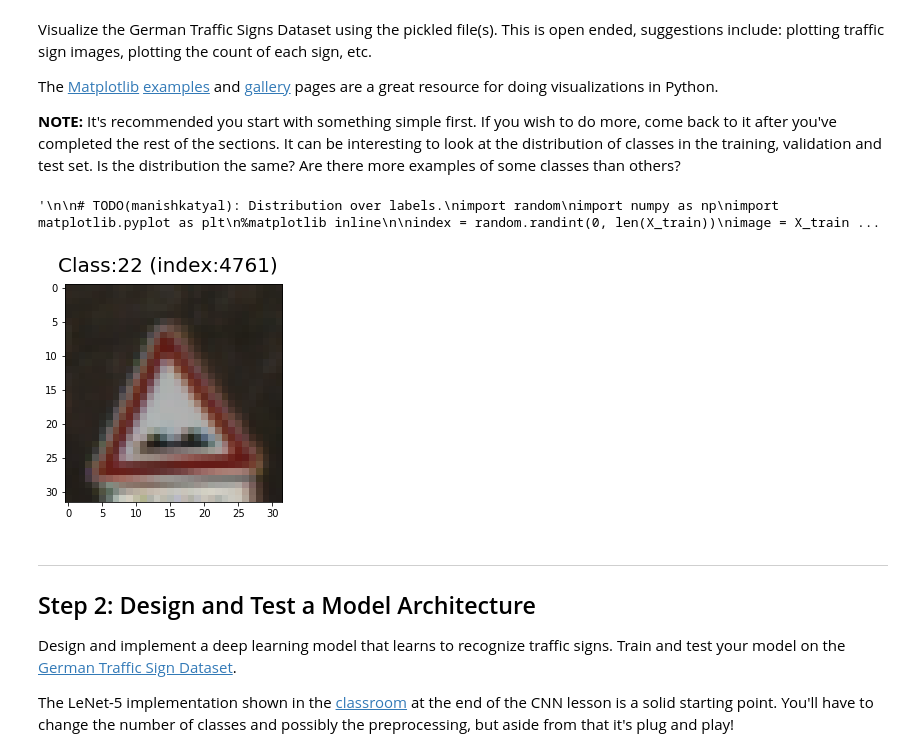
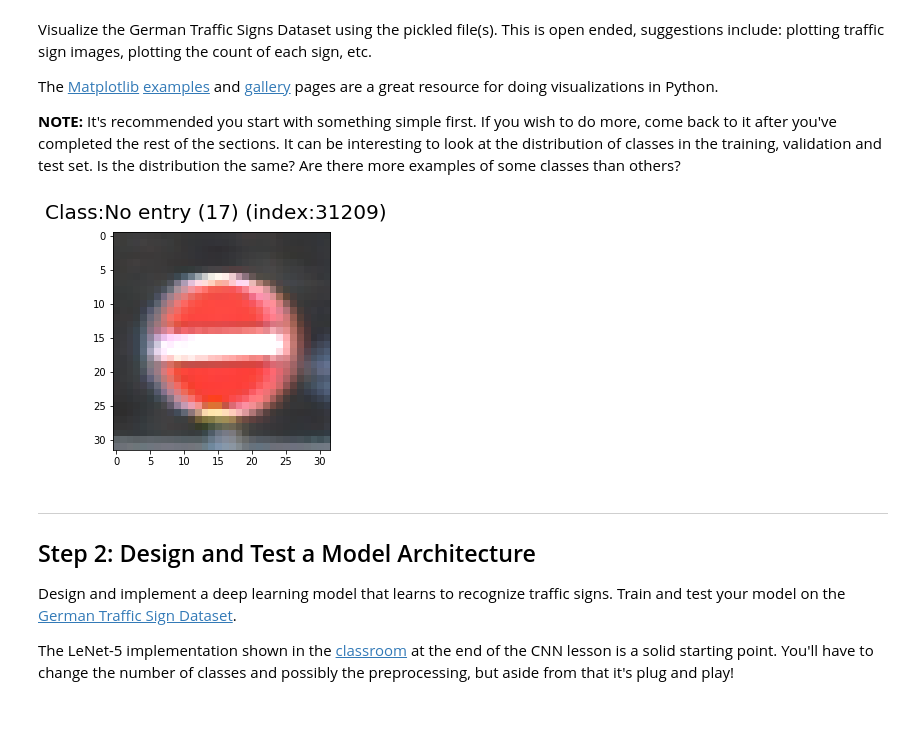
Before and after one commit to mkneesh/CarND-Traffic-Sign-Classifier-Project, a Jupyter notebook: Traffic_Sign_Classifier.ipynb, the cells around one changed output. Saved outputs shown, nothing was run; the diff lists cells and outputs as text; code cells hidden in the pictures; blank space fills up the shorter version.

```diff
--- a/Traffic_Sign_Classifier.ipynb
+++ b/Traffic_Sign_Classifier.ipynb
@@ -22,9 +22,9 @@ The [rubric](https://review.udacity.com/#!/rubrics/481/view) contains "Stand Out
 # %%
 # Load pickled data
 import pickle
+from pandas.io.parsers import read_csv
 
-# TODO: Fill this in based on where you saved the training and testing data
-
+signnames = read_csv("signnames.csv").values[:, 1]
 training_file = "data/train.p"
 validation_file=  "data/valid.p"
 testing_file = "data/test.p"
@@ -102,29 +97,16 @@ import matplotlib.pyplot as plt
 # %%
 # View a single train image and it's label.
 fig = plt.figure()
 i = np.random.randint(n_train)
 plt.imshow(X_train[i])
-fig.suptitle("Class:%s (index:%s)" % (y_train[i], i), fontsize=20)
-"""
+_ = fig.suptitle("Class:%s (%s) (index:%s)" % (signnames[y_train[i]], y_train[i], i), fontsize=20)
 
-# TODO(manishkatyal): Distribution over labels.
-import random
-import numpy as np
-import matplotlib.pyplot as plt
-%matplotlib inline
-
-index = random.randint(0, len(X_train))
-image = X_train[index].squeeze()
-
-plt.figure(figsize=(1,1))
-plt.imshow(image, cmap="gray")
-print(y_train[index])
-
-
-"""
+#TODO:
+# 1. Histogram distribution over labels in train.
+# 2. View sample images for a few classes.
+# 3. Read in the classes file and output the image label.
 # %% [output]
-'\n\n# TODO(manishkatyal): Distribution over labels.\nimport random\nimport numpy as np\nimport matplotlib.pyplot as plt\n%matplotlib inline\n\nindex = random.randint(0, len(X_train))\nimage = X_train ...
-[figure, old version]
+[figure, new version]
 # %% [markdown]
 ----
 
```
Also changed, not shown: parts of 16 cells of this notebook.
